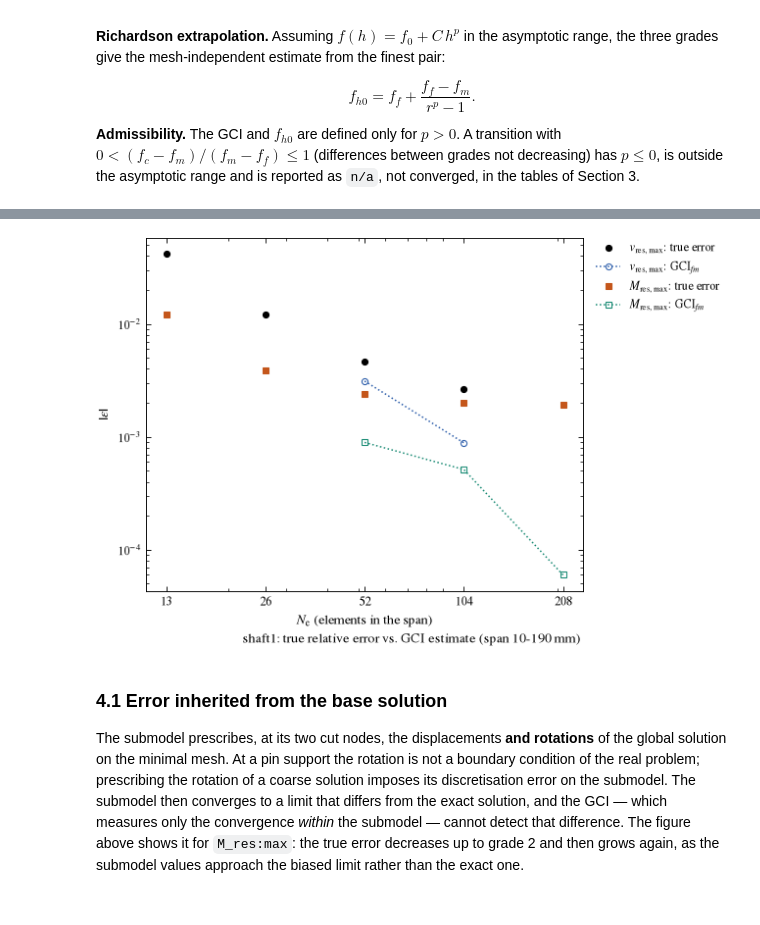
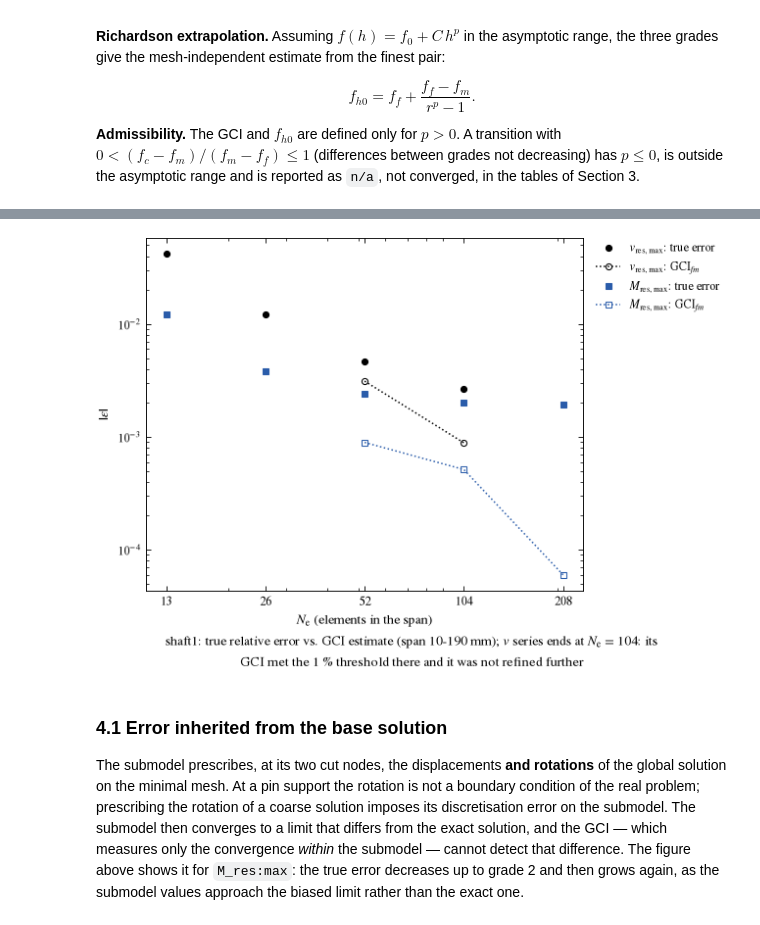
Before and after one commit to JRaposo-m/AxisForge-Design-Studies, a Jupyter notebook: validation/shafts/fem_stepped_distributed_gear/02_verification_timoshenko_vs_analytical.ipynb, the cells around one changed output, grey strips where cells are left out. Saved outputs shown, nothing was run; the diff lists cells and outputs as text; code cells hidden in the pictures.

```diff
--- a/validation/shafts/fem_stepped_distributed_gear/02_verification_timoshenko_vs_analytical.ipynb
+++ b/validation/shafts/fem_stepped_distributed_gear/02_verification_timoshenko_vs_analytical.ipynb
@@ -306,32 +306,38 @@ gci_check
 | 3 | M_res:max | grade_1→grade_3 | 1.78149 | 0.0513406 | 0.200336 | False | 276869 | ... |
 | 4 | M_res:max | grade_2→grade_4 | 2.35015 | 0.00598635 | 0.192174 | False | 276850 | ... |
 # %%
-def true_error_series(rec, name, label, marker):
+# one colour (a fixed index of the sheet's cycle) and one marker per quantity: true error filled,
+# GCI estimate open, so each pair reads as one quantity
+def true_error_series(rec, name, label, marker, colour):
     n_el = [len(grades[g].x_nodes) - 1 for g in rec.levels]
     err = [abs(h[name] - exact_values[name]) / exact_values[name] for h in rec.point_metrics_history]
-    return fg.Series(label=label, x=n_el, y=err, kind="numerical", marker=marker)
+    return fg.Series(label=label, x=n_el, y=err, kind="numerical", marker=marker, kwargs=dict(color=colour))
 
-def gci_series(rec, name, label, marker):
-    # GCI is an estimate (Roache), not a measured error: open markers of the same shape as the true
-    # error of the same quantity, joined by a thin dotted line
+def gci_series(rec, name, label, marker, colour):
+    # GCI is an estimate (Roache), not a measured error: open markers joined by a thin dotted line
     n_el = [len(grades[g].x_nodes) - 1 for g in rec.levels[2:]]
     gci = [g[name].GCI_f_m for g in rec.gci_history]
     return fg.Series(label=label, x=n_el, y=gci, kind="other", linestyle=":", marker=marker,
-                     kwargs=dict(markerfacecolor="none"))
+                     kwargs=dict(markerfacecolor="none", color=colour))
 
+# the v study stops refining once its GCI meets its threshold, so its series ends before M's
+v_last = len(grades[v_rec.levels[-1]].x_nodes) - 1
 fig_gci = fg.convergence(
     [len(grades[g].x_nodes) - 1 for g in m_rec.levels],
-    [true_error_series(v_rec, "v_res:max", r"$v_\mathrm{res,max}$: true error", "o"),
-     gci_series(v_rec, "v_res:max", r"$v_\mathrm{res,max}$: GCI$_{fm}$", "o"),
-     true_error_series(m_rec, "M_res:max", r"$M_\mathrm{res,max}$: true error", "s"),
-     gci_series(m_rec, "M_res:max", r"$M_\mathrm{res,max}$: GCI$_{fm}$", "s")],
-    note=f"{SHAFT}: true relative error vs. GCI estimate (span {x_lo:.0f}-{x_hi:.0f} mm)",
-    ylabel=r"$|\varepsilon|$",
+    [true_error_series(v_rec, "v_res:max", r"$v_\mathrm{res,max}$: true error", "o", "C0"),
+     gci_series(v_rec, "v_res:max", r"$v_\mathrm{res,max}$: GCI$_{fm}$", "o", "C0"),
+     true_error_series(m_rec, "M_res:max", r"$M_\mathrm{res,max}$: true error", "s", "C1"),
+     gci_series(m_rec, "M_res:max", r"$M_\mathrm{res,max}$: GCI$_{fm}$", "s", "C1")],
+    note=(f"{SHAFT}: true relative error vs. GCI estimate (span {x_lo:.0f}-{x_hi:.0f} mm)"
+          + (f"; $v$ series ends at $N_\\mathrm{{e}}$ = {v_last}: its GCI met the "
+             f"{100 * V_GCI_THRESHOLD:g} % threshold there and it was not refined further"
+             if v_rec.converged and len(v_rec.levels) < len(m_rec.levels) else "")),
+    ylabel=r"$\vert\varepsilon\vert$",
     xlabel=r"$N_\mathrm{e}$ (elements in the span)",
     reference_orders={},
 )
 # %% [output]
-[figure, old version]
+[figure, new version]
 # %% [markdown]
 ### 4.1 Error inherited from the base solution
 
```
Also changed, not shown: parts of 2 cells of this notebook, 10 other files.
